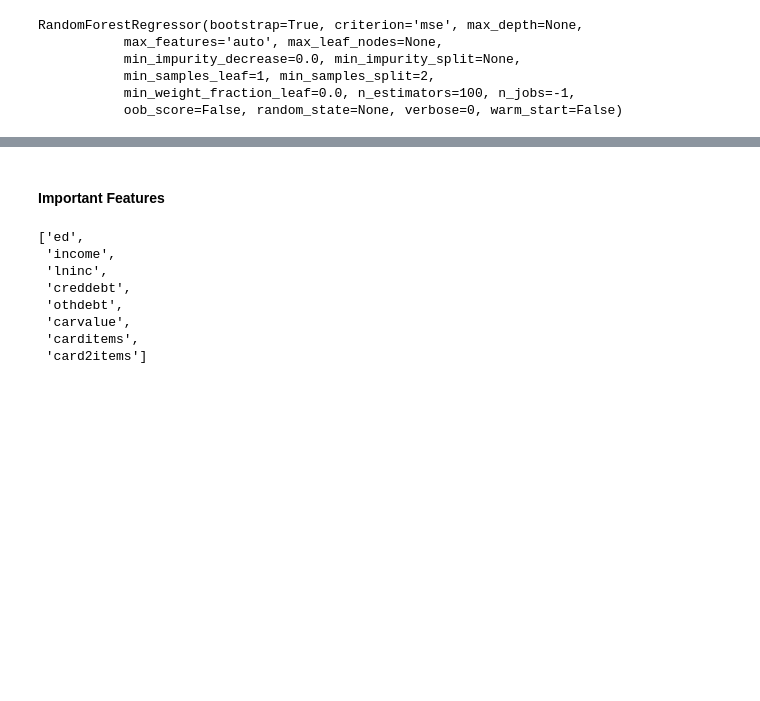
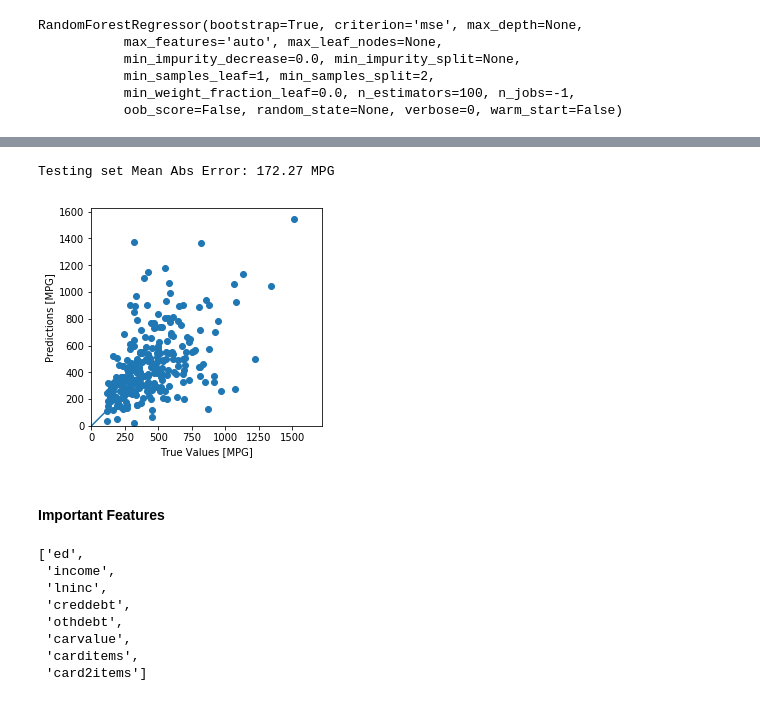
Before and after one commit to mohan-aditya05/credit_card_spend_regression, a Jupyter notebook: Credit Card Spend Prediction.ipynb, the cells around one changed output, grey strips where cells are left out. Cells and saved outputs as stored; diff of their text form; code cells hidden in the pictures; blank space fills up the shorter version.

Commit message:
tensorflow dnn model added

```diff
--- a/Credit Card Spend Prediction.ipynb
+++ b/Credit Card Spend Prediction.ipynb
@@ -886,0 +885,28 @@ y_pred.to_csv('Results.csv')
+# %%
+def build_model():
+  model = keras.Sequential([
+    layers.Dense(64, activation=tf.nn.relu, input_shape=[len(X_train.keys())]),
+    layers.Dense(64, activation=tf.nn.relu),
+    layers.Dense(1)
+  ])
+
+  optimizer = tf.keras.optimizers.RMSprop(0.001)
+
+  model.compile(loss='mean_squared_error',
+                optimizer=optimizer,
+                metrics=['mean_absolute_error', 'mean_squared_error'])
+  return model
+# %%
+model = build_model()
+# %%
+class PrintDot(keras.callbacks.Callback):
+    def on_epoch_end(self, epoch, logs):
+        if epoch % 100 == 0: print('')
+        print('.', end='')
+
+EPOCHS = 1000
+
+history = model.fit(
+  X_train, y_train,
+  epochs=EPOCHS, validation_split = 0.2, verbose=0,
+  callbacks=[PrintDot()])
@@ -887,3 +963,22 @@ y_pred.to_csv('Results.csv')
+# %%
+loss, mae, mse = model.evaluate(X_test, y_test, verbose=0)
+
+print("Testing set Mean Abs Error: {:5.2f} MPG".format(mae))
+# %% [output]
+Testing set Mean Abs Error: 172.27 MPG
+# %%
+test_predictions = model.predict(X_test).flatten()
+
+plt.scatter(y_test, test_predictions)
+plt.xlabel('True Values [MPG]')
+plt.ylabel('Predictions [MPG]')
+plt.axis('equal')
+plt.axis('square')
+plt.xlim([0,plt.xlim()[1]])
+plt.ylim([0,plt.ylim()[1]])
+_ = plt.plot([-100, 100], [-100, 100])
+# %% [output]
+[figure, added]
 # %% [markdown]
 #### Important Features
 # %%
```
Also changed, not shown: parts of 15 cells of this notebook.
